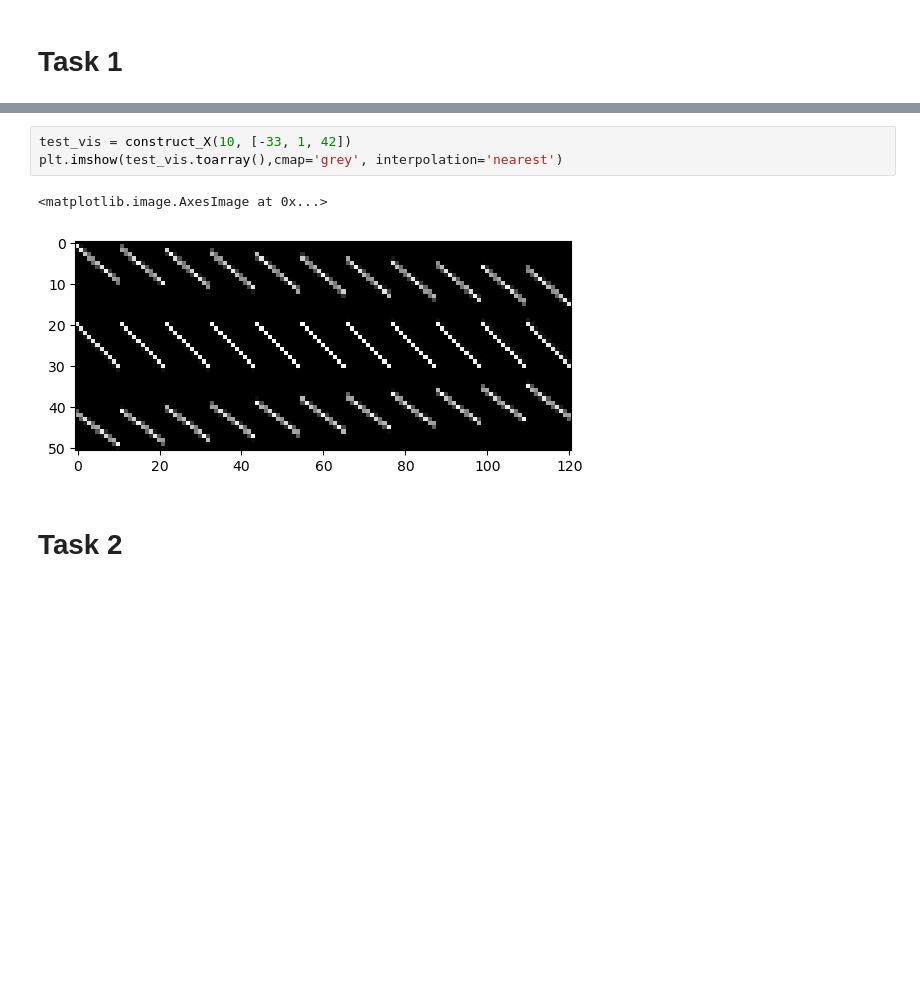
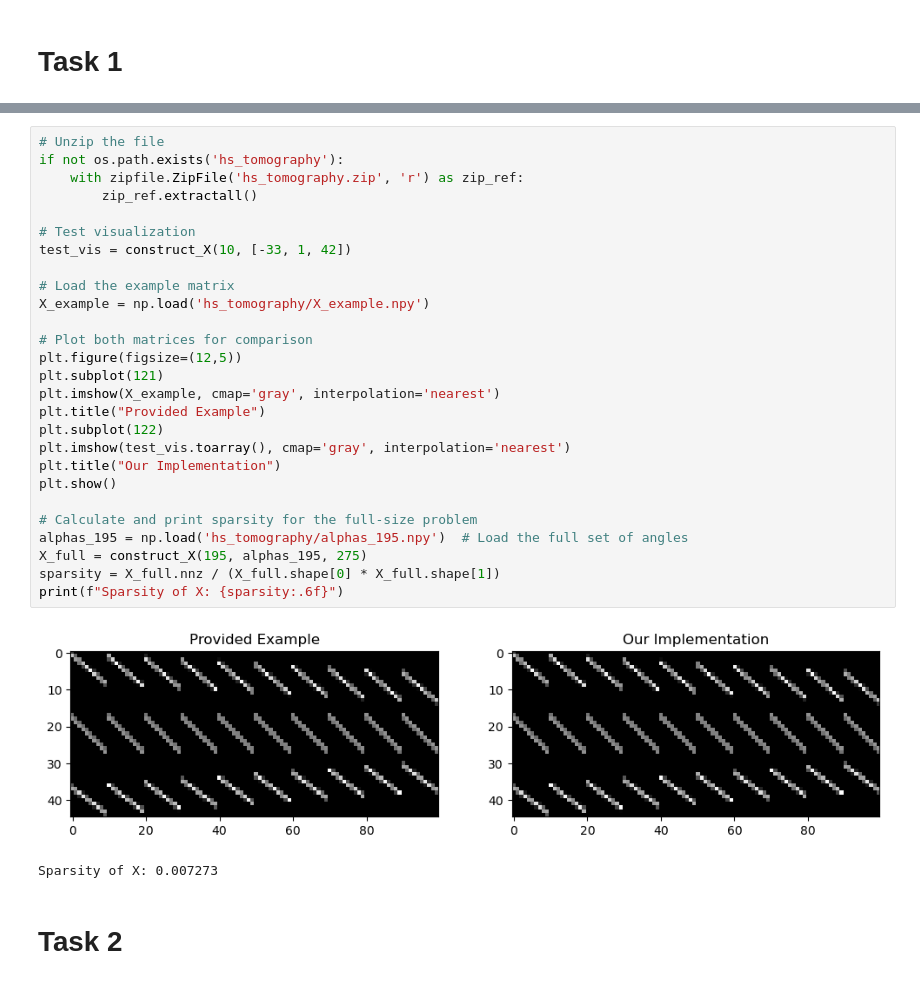
Before and after one commit to robin-alter/MSE-Exercises, a Jupyter notebook: 2024_06_26_Exercise_04/Exercise_04/tomography.ipynb, the cells around one changed output, grey strips where cells are left out. Saved outputs shown, nothing was run; the diff lists cells and outputs as text; blank space fills up the shorter version.

```diff
--- a/2024_06_26_Exercise_04/Exercise_04/tomography.ipynb
+++ b/2024_06_26_Exercise_04/Exercise_04/tomography.ipynb
@@ -44,10 +52,34 @@ def construct_X(M, alphas, Np = None):
     return X
 # %%
+# Unzip the file
+if not os.path.exists('hs_tomography'):
+    with zipfile.ZipFile('hs_tomography.zip', 'r') as zip_ref:
+        zip_ref.extractall()
+
+# Test visualization
 test_vis = construct_X(10, [-33, 1, 42])
-plt.imshow(test_vis.toarray(),cmap='grey', interpolation='nearest')
+
+# Load the example matrix
+X_example = np.load('hs_tomography/X_example.npy')
+
+# Plot both matrices for comparison
+plt.figure(figsize=(12,5))
+plt.subplot(121)
+plt.imshow(X_example, cmap='gray', interpolation='nearest')
+plt.title("Provided Example")
+plt.subplot(122)
+plt.imshow(test_vis.toarray(), cmap='gray', interpolation='nearest')
+plt.title("Our Implementation")
+plt.show()
+
+# Calculate and print sparsity for the full-size problem
+alphas_195 = np.load('hs_tomography/alphas_195.npy')  # Load the full set of angles
+X_full = construct_X(195, alphas_195, 275)
+sparsity = X_full.nnz / (X_full.shape[0] * X_full.shape[1])
+print(f"Sparsity of X: {sparsity:.6f}")
 # %% [output]
+[figure, new version]
-<matplotlib.image.AxesImage at 0x...>
+Sparsity of X: 0.007273
-[figure, old version]
 # %% [markdown]
 # Task 2
 # %%
```
Also changed, not shown: parts of 2 cells of this notebook.
